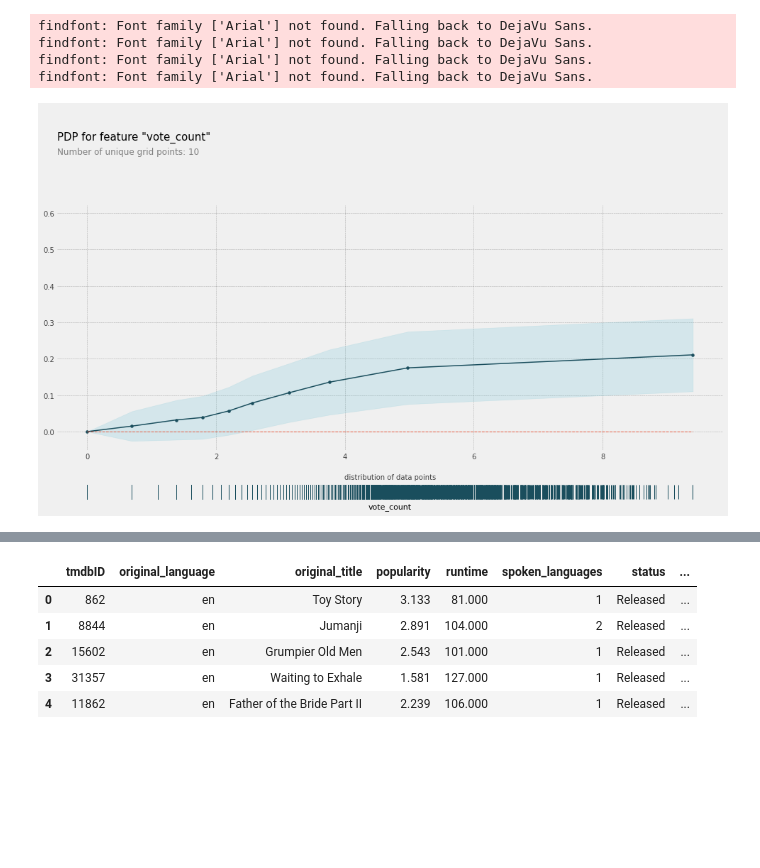
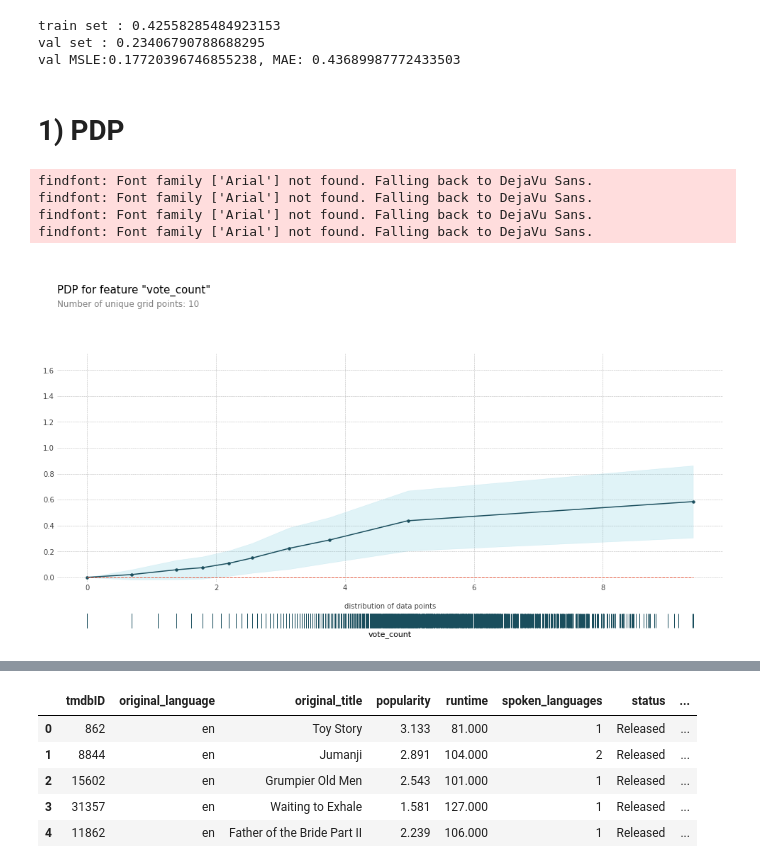
Before and after one commit to grayfactory/sectio2_project, a Jupyter notebook: shap_on_colab.ipynb, the cells around one changed output, grey strips where cells are left out. Saved outputs shown, nothing was run; the diff lists cells and outputs as text; code cells hidden in the pictures; blank space fills up the shorter version.

```diff
--- a/shap_on_colab.ipynb
+++ b/shap_on_colab.ipynb
@@ -654,0 +51,4 @@ from pdpbox.pdp import pdp_isolate, pdp_plot
+# %%
+df = pd.read_csv('shap_on_colab.csv', index_col=0)
+df.drop(columns='title', inplace=True)
+df.head(2).T
@@ -655,3 +115,41 @@ from pdpbox.pdp import pdp_isolate, pdp_plot
+# %%
+from category_encoders import TargetEncoder
+
+pipe = Pipeline([
+    ('preprocessing', make_pipeline(TargetEncoder(min_samples_leaf= 38
+                                                 ,smoothing= 2.0)
+                                    ,SimpleImputer()
+                                   )),
+    ('rf', RandomForestRegressor(n_jobs=-1
+                                , random_state=42
+                                , oob_score=True
+                                , max_depth=20
+                                 , max_features=0.9782948245641648
+                                 , n_estimators=1000
+                                 , min_samples_leaf=17
+                                 )) ]
+)
+
+pipe.fit(X_train, y_train)
+# %%
+from sklearn.metrics import mean_squared_log_error
+print(f'train set : {pipe.score(X_train,y_train)}')
+print(f'val set : {pipe.score(X_val,y_val)}')
+
+X_val_tranformed = pipe.named_steps['preprocessing'].transform(X_val)
+model = pipe.named_steps['rf']
+y_pred = model.predict(X_val_tranformed)
+msle = mean_squared_log_error(y_val, y_pred)**0.5
+mae = mean_absolute_error(y_val, y_pred)
+print(f'val MSLE:{msle}, MAE: {mae}')
+# %% [output]
+train set : 0.42558285484923153
+val set : 0.23406790788688295
+val MSLE:0.17720396746855238, MAE: 0.43689987772433503
+# %% [markdown]
+# 1) PDP
+# %%
+plt.rcParams['figure.dpi'] = 144
 # %%
 # popularity                   0.008251
 # Producer                     0.014466
@@ -661,25 +159,25 @@ from pdpbox.pdp import pdp_isolate, pdp_plot
 # %%
 feature = 'vote_count'
 
 isolated = pdp_isolate(
-    model=model_rf,
+    model=model,
     dataset=pd.DataFrame(X_val_tranformed, columns=X_val.columns, index=X_val.index),
     model_features=pd.DataFrame(X_val_tranformed, columns=X_val.columns, index=X_val.index).columns,
     feature=feature,
     grid_type='percentile', # default='percentile', or 'equal'
     num_grid_points=10 # default=10
 )
 pdp_plot(isolated
          , feature_name=feature
 #          , plot_lines=True # ICE plots
 #          , frac_to_plot=100 # or 10 (# 10000 val set * 0.001)
          , plot_pts_dist=True);
 # %% [output]
 findfont: Font family ['Arial'] not found. Falling back to DejaVu Sans.
 findfont: Font family ['Arial'] not found. Falling back to DejaVu Sans.
 findfont: Font family ['Arial'] not found. Falling back to DejaVu Sans.
 findfont: Font family ['Arial'] not found. Falling back to DejaVu Sans.
-[figure, old version]
+[figure, new version]
 # %%
 from pdpbox.pdp import pdp_interact, pdp_interact_plot
 
```
Also changed, not shown: parts of 71 cells of this notebook.
